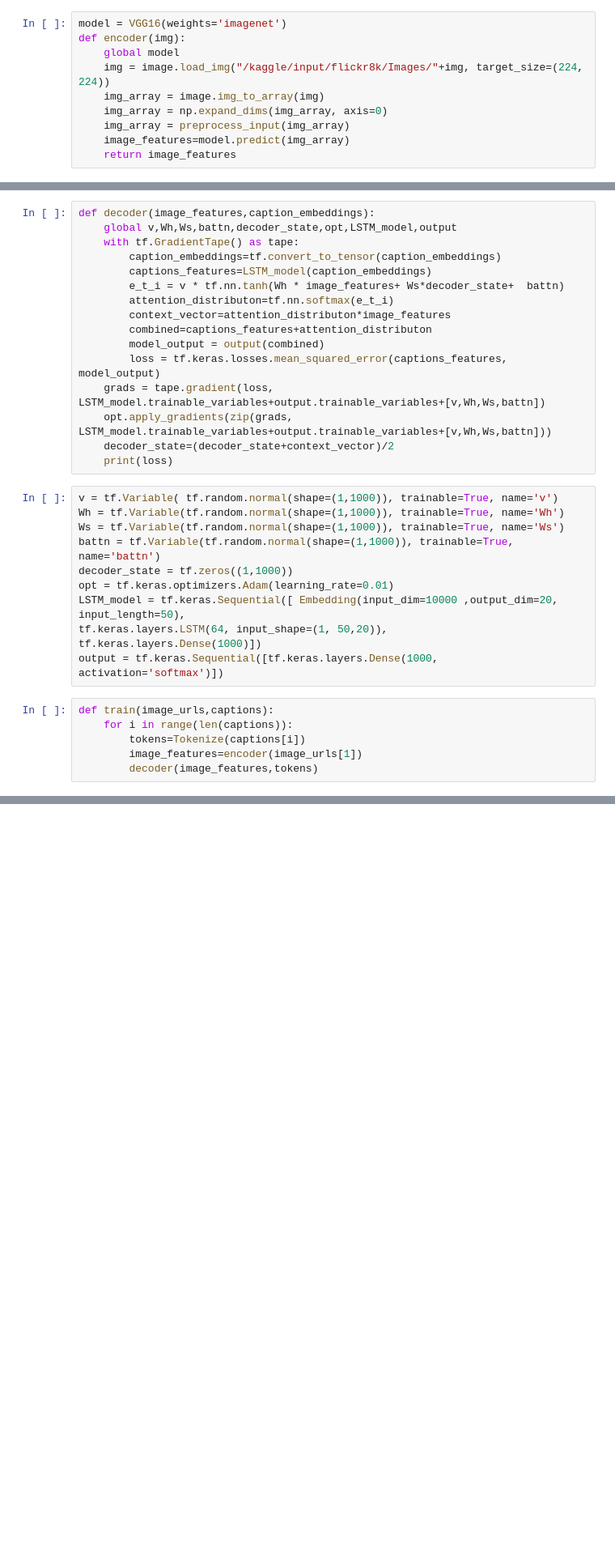
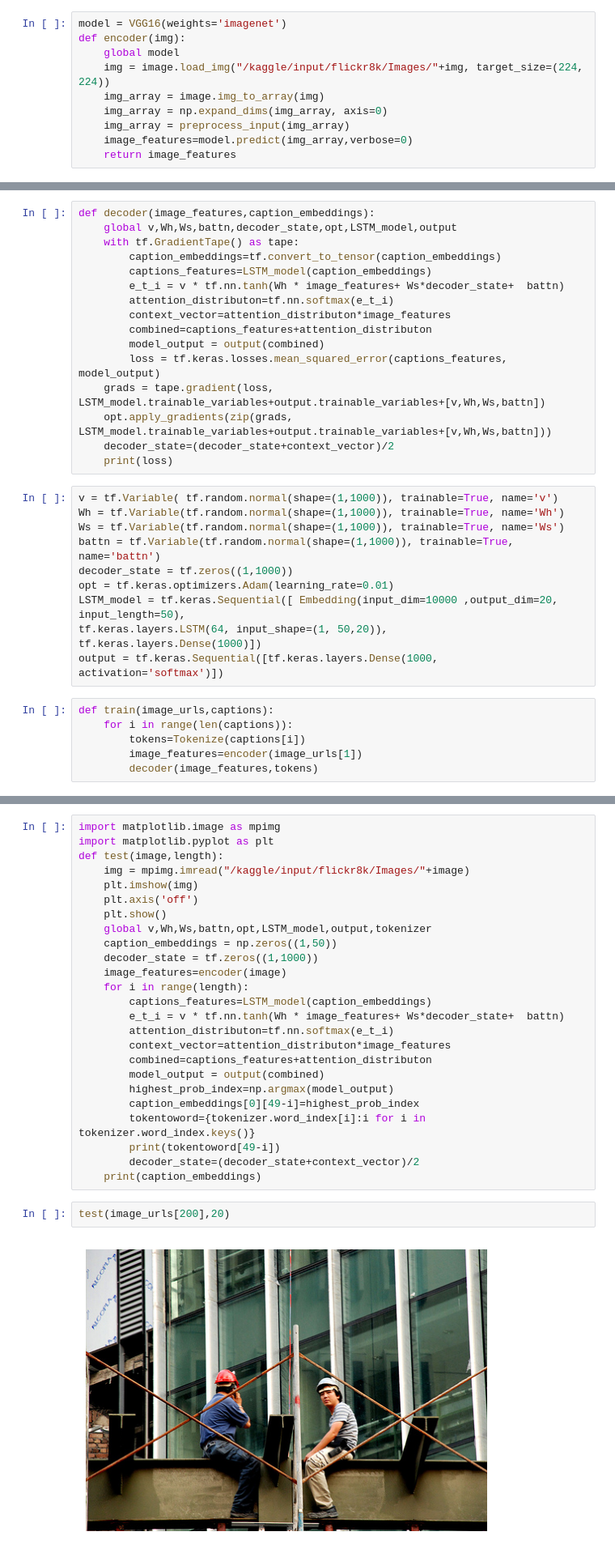
Before and after one commit to jgyfutub/Kaggle-competitons-notebooks, a Jupyter notebook: imagecaptioningfromscratch.ipynb, the cells around one changed output, grey strips where cells are left out. Shown: that part at 81% size. Cells and saved outputs as stored; diff of their text form; blank space fills up the shorter version.

Commit message:
Kaggle Notebook | imagecaptioningfromscratch | Version 3

```diff
--- a/imagecaptioningfromscratch.ipynb
+++ b/imagecaptioningfromscratch.ipynb
@@ -36,7 +36,7 @@ def encoder(img):
     img_array = image.img_to_array(img)
     img_array = np.expand_dims(img_array, axis=0)
     img_array = preprocess_input(img_array)
-    image_features=model.predict(img_array)
+    image_features=model.predict(img_array,verbose=0)
     return image_features
 # %% [output]
 Downloading data from https://storage.googleapis.com/tensorflow/keras-applications/vgg16/vgg16_weights_tf_dim_ordering_tf_kernels.h5
@@ -96,0 +97,29 @@ tf.Tensor([2.8616698e-06], shape=(1,), dtype=float32)
+# %%
+import matplotlib.image as mpimg
+import matplotlib.pyplot as plt
+def test(image,length):
+    img = mpimg.imread("/kaggle/input/flickr8k/Images/"+image)
+    plt.imshow(img)
+    plt.axis('off')
+    plt.show()
+    global v,Wh,Ws,battn,opt,LSTM_model,output,tokenizer
+    caption_embeddings = np.zeros((1,50))
+    decoder_state = tf.zeros((1,1000))
+    image_features=encoder(image)
+    for i in range(length):
+        captions_features=LSTM_model(caption_embeddings)
+        e_t_i = v * tf.nn.tanh(Wh * image_features+ Ws*decoder_state+  battn)
+        attention_distributon=tf.nn.softmax(e_t_i)
+        context_vector=attention_distributon*image_features
+        combined=captions_features+attention_distributon
+        model_output = output(combined)
+        highest_prob_index=np.argmax(model_output)
+        caption_embeddings[0][49-i]=highest_prob_index
+        tokentoword={tokenizer.word_index[i]:i for i in tokenizer.word_index.keys()}
+        print(tokentoword[49-i])
+        decoder_state=(decoder_state+context_vector)/2
+    print(caption_embeddings)
+# %%
+test(image_urls[200],20)
+# %% [output]
+[figure, added]
```
Also changed, not shown: parts of 3 cells of this notebook.
